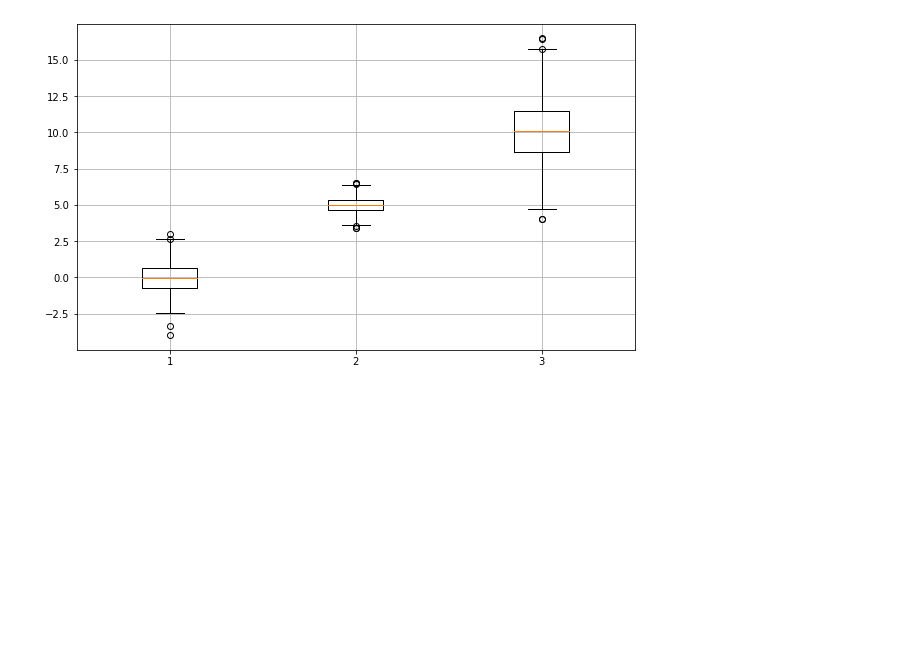
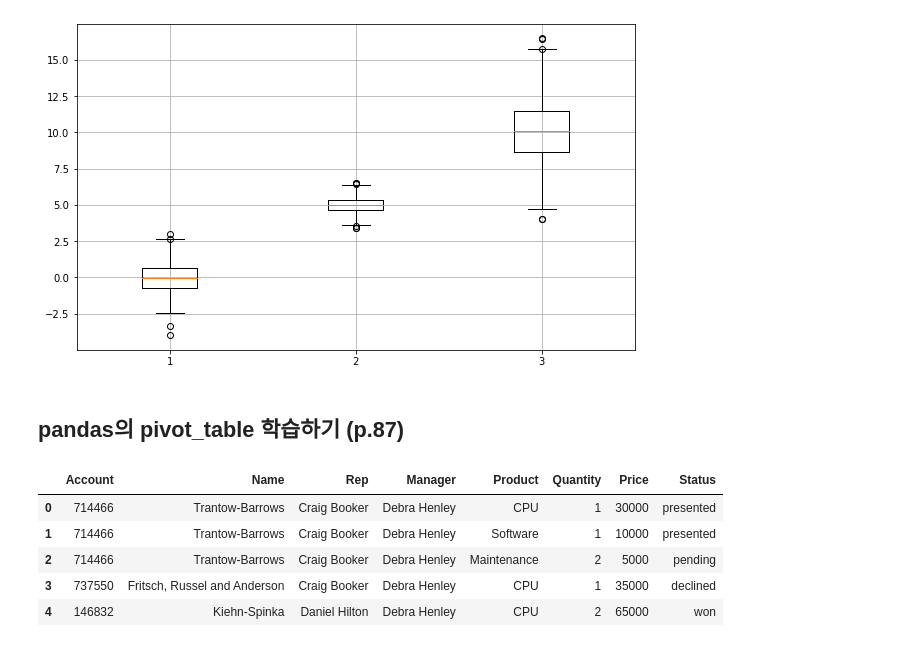
Before and after one commit to 2hongbi/ds-study, a Jupyter notebook: src/base_pandas_numpy.ipynb, the cells around one changed output. Saved outputs shown, nothing was run; the diff lists cells and outputs as text; code cells hidden in the pictures; blank space fills up the shorter version.

```diff
--- a/src/base_pandas_numpy.ipynb
+++ b/src/base_pandas_numpy.ipynb
@@ -640,3 +640,15 @@ plt.grid()
 plt.show()
 # %% [output]
 [figure]
+# %% [markdown]
+## pandas의 pivot_table 학습하기 (p.87)
+# %%
+df = pd.read_excel('./../data/sales-funnel.xlsx')
+df.head()
+# %% [output]
+|  | Account | Name | Rep | Manager | Product | Quantity | Price | Status |
+| 0 | 714466 | Trantow-Barrows | Craig Booker | Debra Henley | CPU | 1 | 30000 | presented |
+| 1 | 714466 | Trantow-Barrows | Craig Booker | Debra Henley | Software | 1 | 10000 | presented |
+| 2 | 714466 | Trantow-Barrows | Craig Booker | Debra Henley | Maintenance | 2 | 5000 | pending |
+| 3 | 737550 | Fritsch, Russel and Anderson | Craig Booker | Debra Henley | CPU | 1 | 35000 | declined |
+| 4 | 146832 | Kiehn-Spinka | Daniel Hilton | Debra Henley | CPU | 2 | 65000 | won |
```
Also changed, not shown: parts of 10 cells of this notebook.
